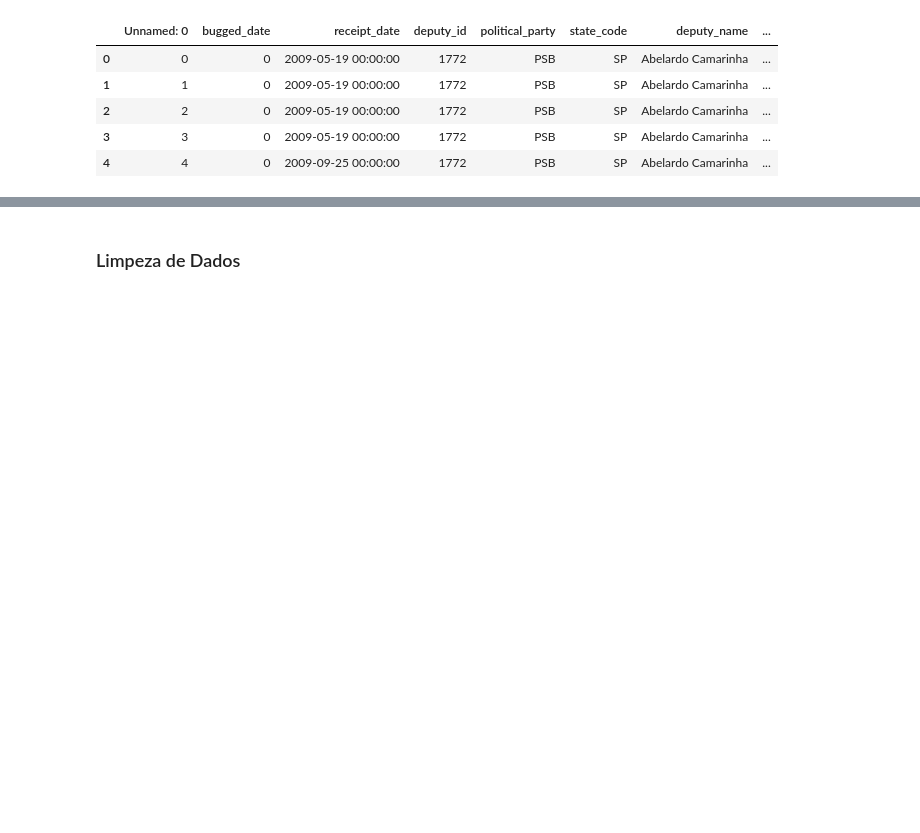
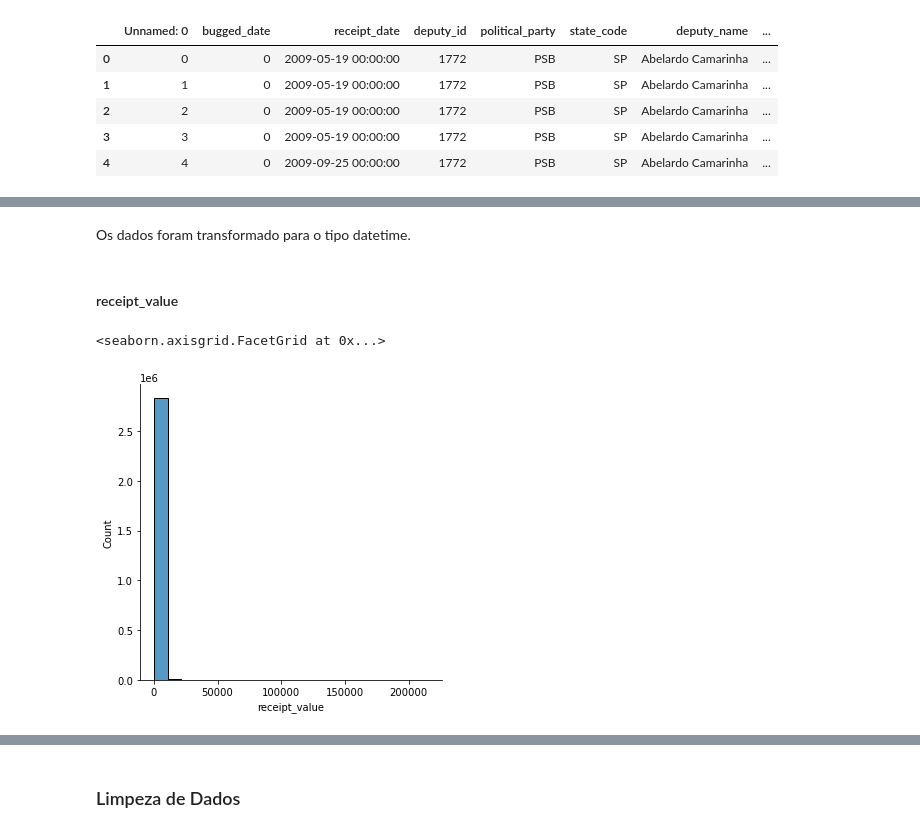
Before and after one commit to DefinitelyNotACactus/Chamber-of-Deputies-Reimbursements, a Jupyter notebook: Projeto Final.ipynb, the cells around one changed output, grey strips where cells are left out. Cells and saved outputs as stored; diff of their text form; code cells hidden in the pictures; blank space fills up the shorter version.

```diff
--- a/Projeto Final.ipynb
+++ b/Projeto Final.ipynb
@@ -38,0 +120,2 @@ Realizamos o processo de limpeza e transformação dos dados acima, sendo o proc
+# %%
+database.drop(columns=['rssn_length', 'l'], inplace=True)
@@ -38,0 +124,7 @@ Realizamos o processo de limpeza e transformação dos dados acima, sendo o proc
+# %%
+database['receipt_date'] = pd.to_datetime(database['receipt_date'])
+
+database['month'] = database['receipt_date'].dt.month
+database['day_of_week'] = database['receipt_date'].dt.dayofweek
+
+database.head(5)
@@ -38,0 +138,11 @@ Realizamos o processo de limpeza e transformação dos dados acima, sendo o proc
+# %% [markdown]
+Os dados foram transformado para o tipo datetime.
+# %% [markdown]
+#### receipt_value
+# %%
+import seaborn as sns
+
+sns.displot(database, x="receipt_value", bins=20)
+# %% [output]
+<seaborn.axisgrid.FacetGrid at 0x...>
+[figure, added]
```
Also changed, not shown: parts of 41 cells of this notebook.
